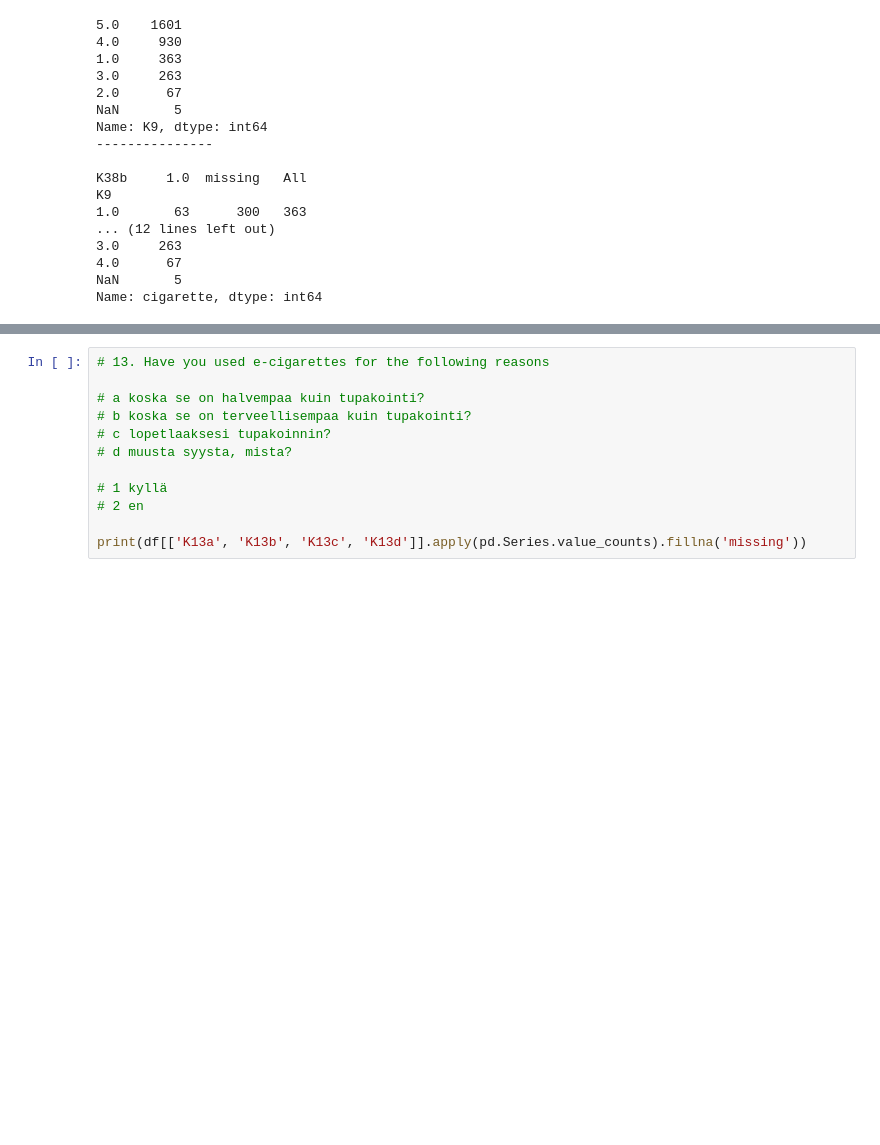
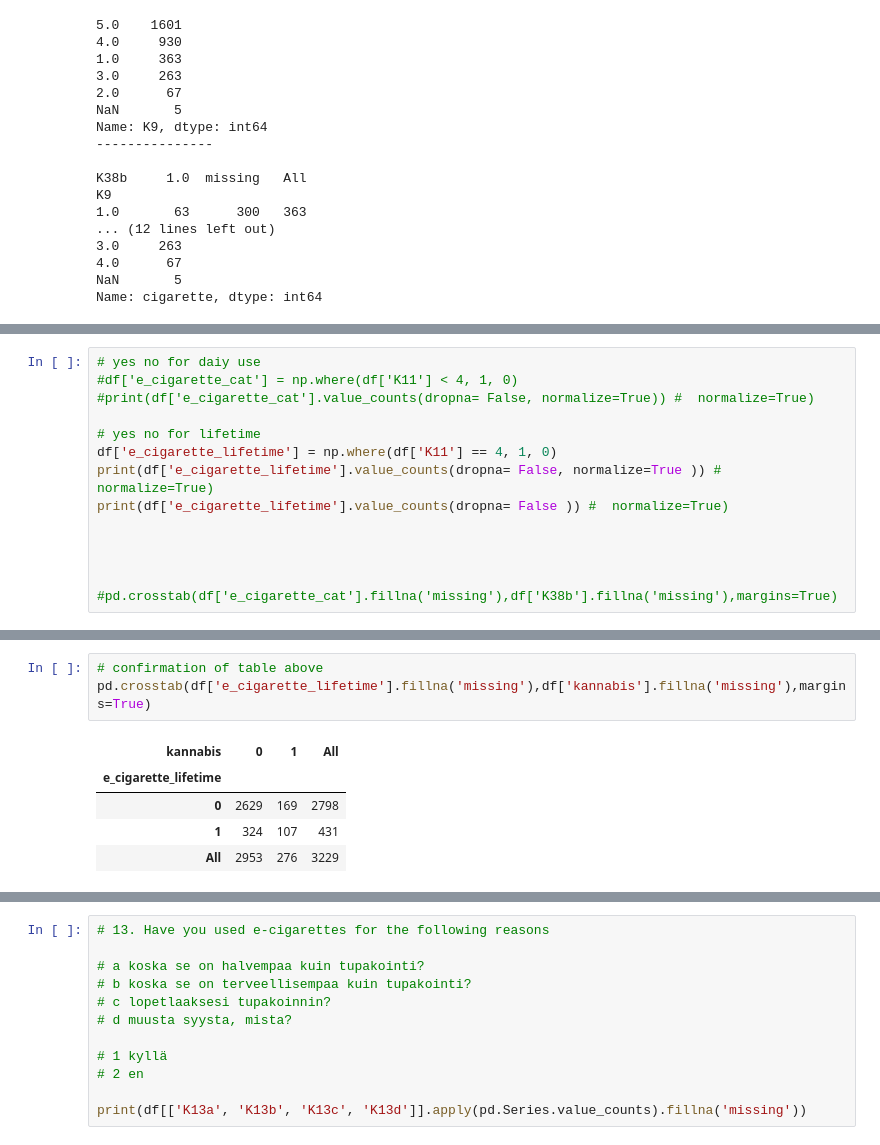
Before and after one commit to ali-unlu/predicting-drug-use, a Jupyter notebook: Data processing.ipynb, the cells around one changed output, grey strips where cells are left out. Cells and saved outputs as stored; diff of their text form; blank space fills up the shorter version.

```diff
--- a/Data processing.ipynb
+++ b/Data processing.ipynb
@@ -405,0 +907,14 @@ Name: e_cigarette, dtype: int64
+# %%
+# yes no for daiy use
+#df['e_cigarette_cat'] = np.where(df['K11'] < 4, 1, 0)
+#print(df['e_cigarette_cat'].value_counts(dropna= False, normalize=True)) #  normalize=True)
+
+# yes no for lifetime
+df['e_cigarette_lifetime'] = np.where(df['K11'] == 4, 1, 0)
+print(df['e_cigarette_lifetime'].value_counts(dropna= False, normalize=True )) #  normalize=True)
+print(df['e_cigarette_lifetime'].value_counts(dropna= False )) #  normalize=True)
+
+
+
+
+#pd.crosstab(df['e_cigarette_cat'].fillna('missing'),df['K38b'].fillna('missing'),margins=True)
@@ -405,0 +942,9 @@ Name: e_cigarette, dtype: int64
+# %%
+# confirmation of table above
+pd.crosstab(df['e_cigarette_lifetime'].fillna('missing'),df['kannabis'].fillna('missing'),margins=True)
+# %% [output]
+| kannabis | 0 | 1 | All |
+| e_cigarette_lifetime |  |  |  |
+| 0 | 2629 | 169 | 2798 |
+| 1 | 324 | 107 | 431 |
+| All | 2953 | 276 | 3229 |
```
Also changed, not shown: parts of 155 cells of this notebook.
